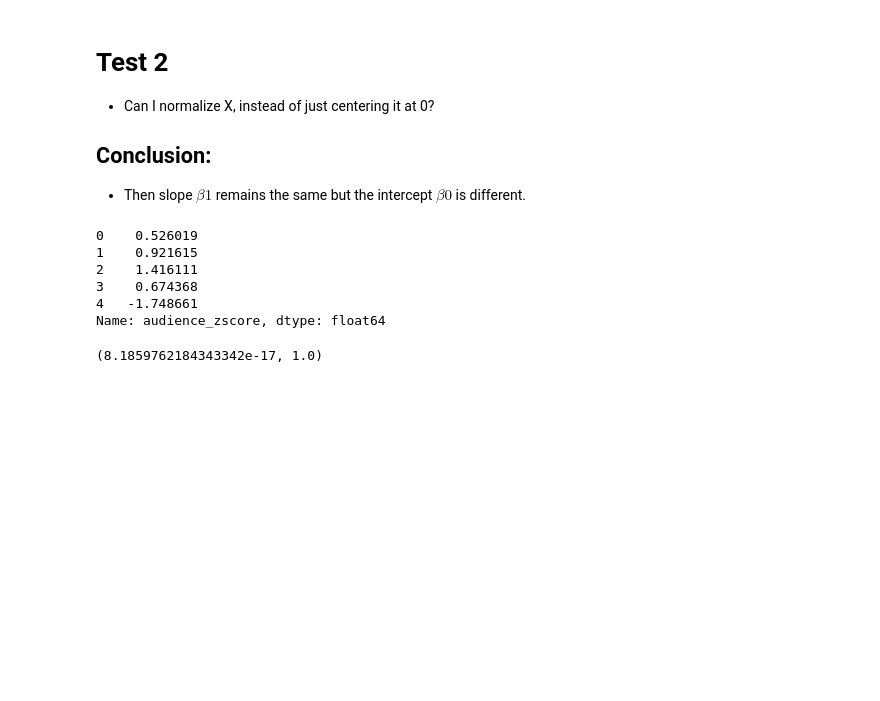
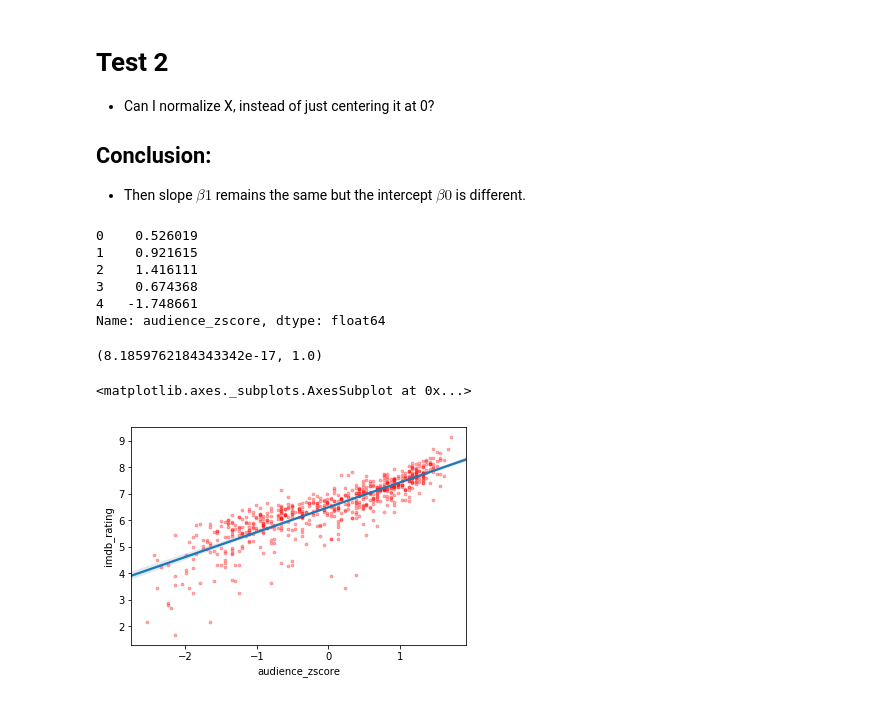
Before and after one commit to jeremy886/learn_datascience, a Jupyter notebook: statistics/Regression Modeling in Practice/C3W2-Test a Basic Linear Regression Model.ipynb, the cells around one changed output. Saved outputs shown, nothing was run; the diff lists cells and outputs as text; code cells hidden in the pictures; blank space fills up the shorter version.

```diff
--- a/statistics/Regression Modeling in Practice/C3W2-Test a Basic Linear Regression Model.ipynb
+++ b/statistics/Regression Modeling in Practice/C3W2-Test a Basic Linear Regression Model.ipynb
@@ -295,4 +304,10 @@ Name: audience_zscore, dtype: float64
 data3['audience_zscore'].mean(), data3['audience_zscore'].std()
 # %% [output]
 (8.1859762184343342e-17, 1.0)
+# %%
+sns.regplot(x='audience_zscore', y='imdb_rating', data=data3, y_jitter=.25,
+           scatter_kws={"color":"red", "alpha":0.3, "s":8})
+# %% [output]
+<matplotlib.axes._subplots.AxesSubplot at 0x...>
+[figure, added]
 # %%
```
Also changed, not shown: parts of 7 cells of this notebook.
